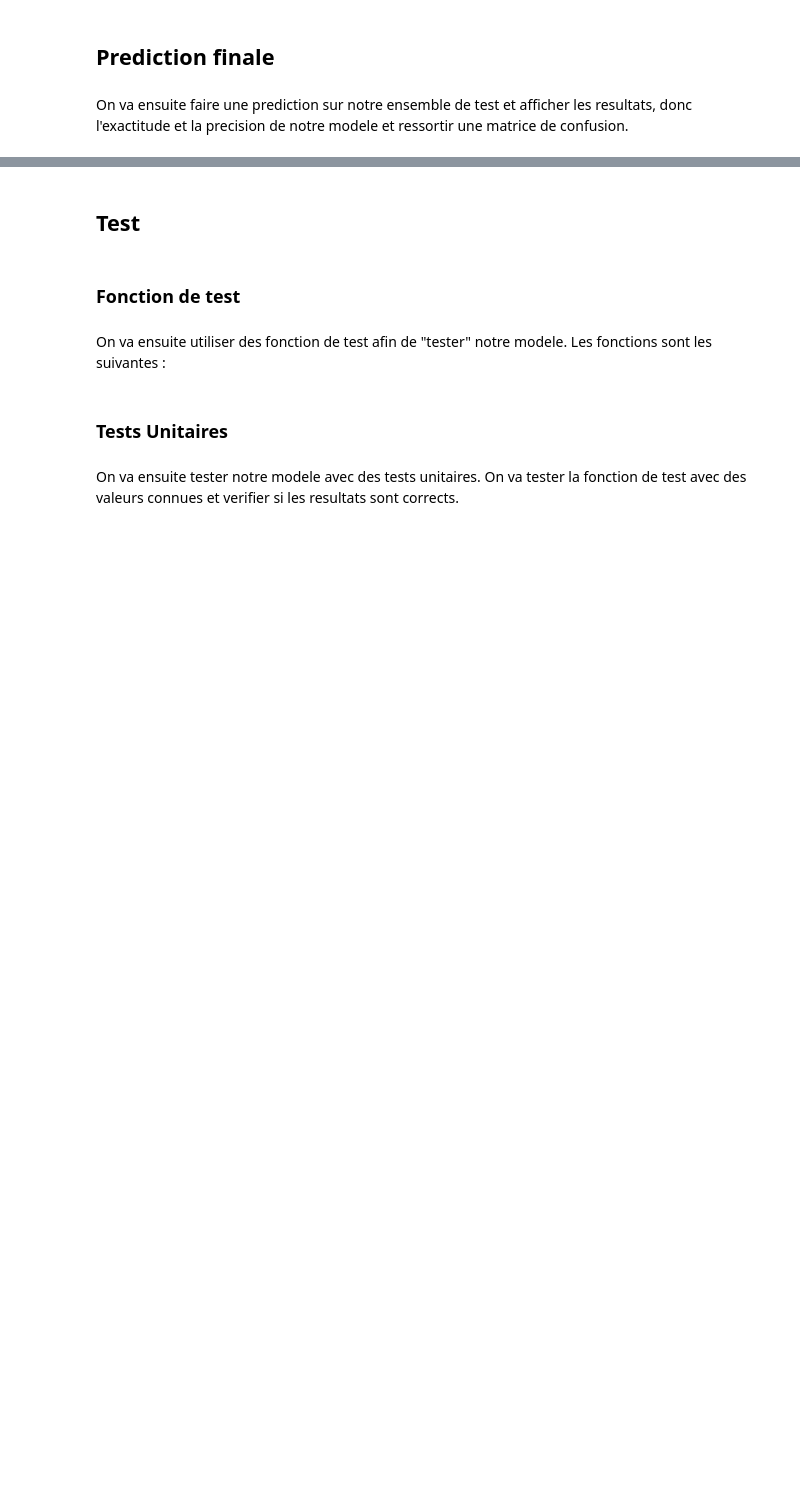
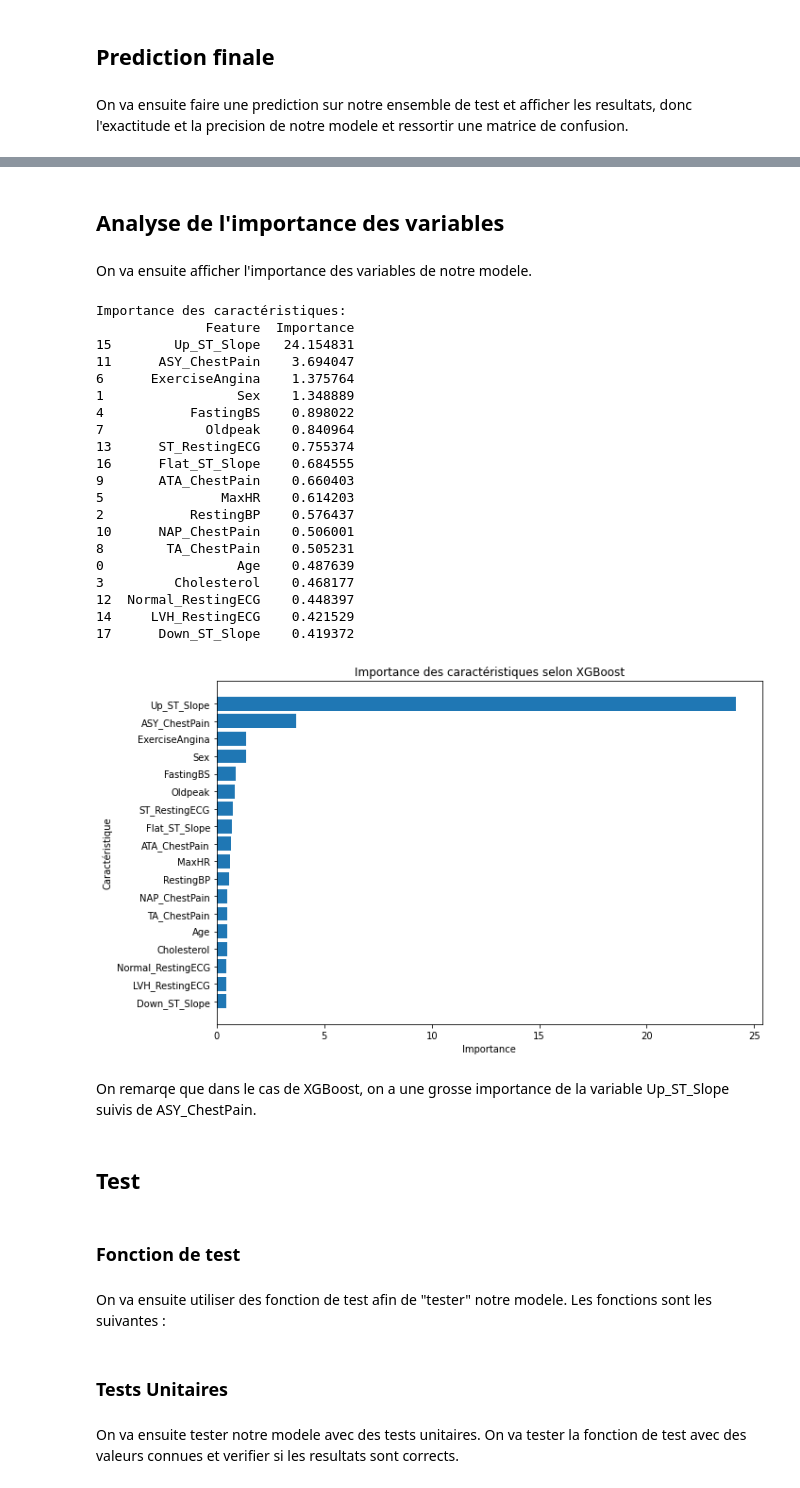
Before and after one commit to iamkgc05/Data_project, a Jupyter notebook: Partie3_4.ipynb, the cells around one changed output, grey strips where cells are left out. Saved outputs shown, nothing was run; the diff lists cells and outputs as text; code cells hidden in the pictures; blank space fills up the shorter version.

```diff
--- a/Partie3_4.ipynb
+++ b/Partie3_4.ipynb
@@ -184,3 +237,54 @@ weighted avg       0.86      0.85      0.85       184
+# %% [markdown]
+## Analyse de l'importance des variables
+# %% [markdown]
+On va ensuite afficher l'importance des variables de notre modele.
+# %%
+# Analyse de l'importance des variables
+importance_type = 'gain'
+# Supprimez .get_booster() car model est déjà un Booster
+importances = model.get_score(importance_type=importance_type)
+feature_importance_df = pd.DataFrame({
+    'Feature': list(importances.keys()),
+    'Importance': list(importances.values())
+}).sort_values('Importance', ascending=False)
+
+# Afficher le DataFrame des importances
+print("Importance des caractéristiques:")
+print(feature_importance_df)
+
+
+plt.figure(figsize=(10, 6))
+plt.barh(feature_importance_df['Feature'], feature_importance_df['Importance'])
+plt.xlabel('Importance')
+plt.ylabel('Caractéristique')
+plt.title('Importance des caractéristiques selon XGBoost')
+plt.gca().invert_yaxis()
+plt.tight_layout()
+plt.show()
+# %% [output]
+Importance des caractéristiques:
+              Feature  Importance
+15        Up_ST_Slope   24.154831
+11      ASY_ChestPain    3.694047
+6      ExerciseAngina    1.375764
+1                 Sex    1.348889
+4           FastingBS    0.898022
+7             Oldpeak    0.840964
+13      ST_RestingECG    0.755374
+16      Flat_ST_Slope    0.684555
+9       ATA_ChestPain    0.660403
+5               MaxHR    0.614203
+2           RestingBP    0.576437
+10      NAP_ChestPain    0.506001
+8        TA_ChestPain    0.505231
+0                 Age    0.487639
+3         Cholesterol    0.468177
+12  Normal_RestingECG    0.448397
+14     LVH_RestingECG    0.421529
+17      Down_ST_Slope    0.419372
+[figure, added]
+# %% [markdown]
+On remarqe que dans le cas de XGBoost, on a une grosse importance de la variable Up_ST_Slope  suivis de ASY_ChestPain.
 # %% [markdown]
 ## Test
 # %% [markdown]
```
Also changed, not shown: parts of 7 cells of this notebook, 12 other files.
